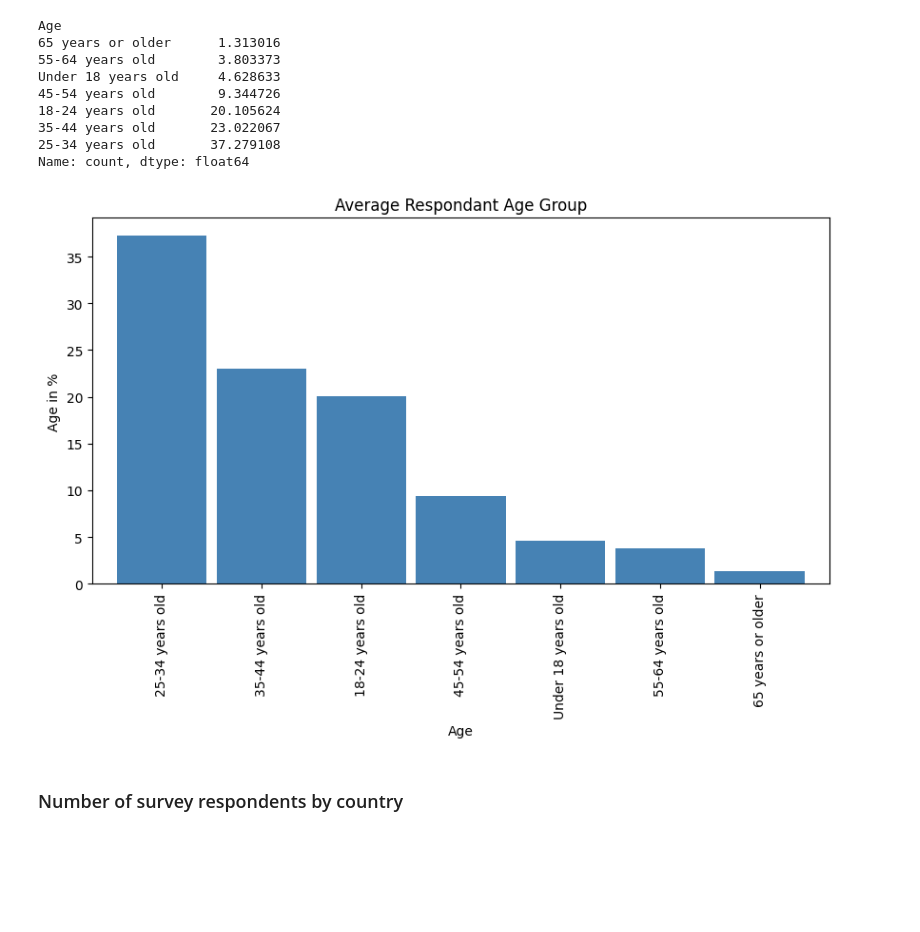
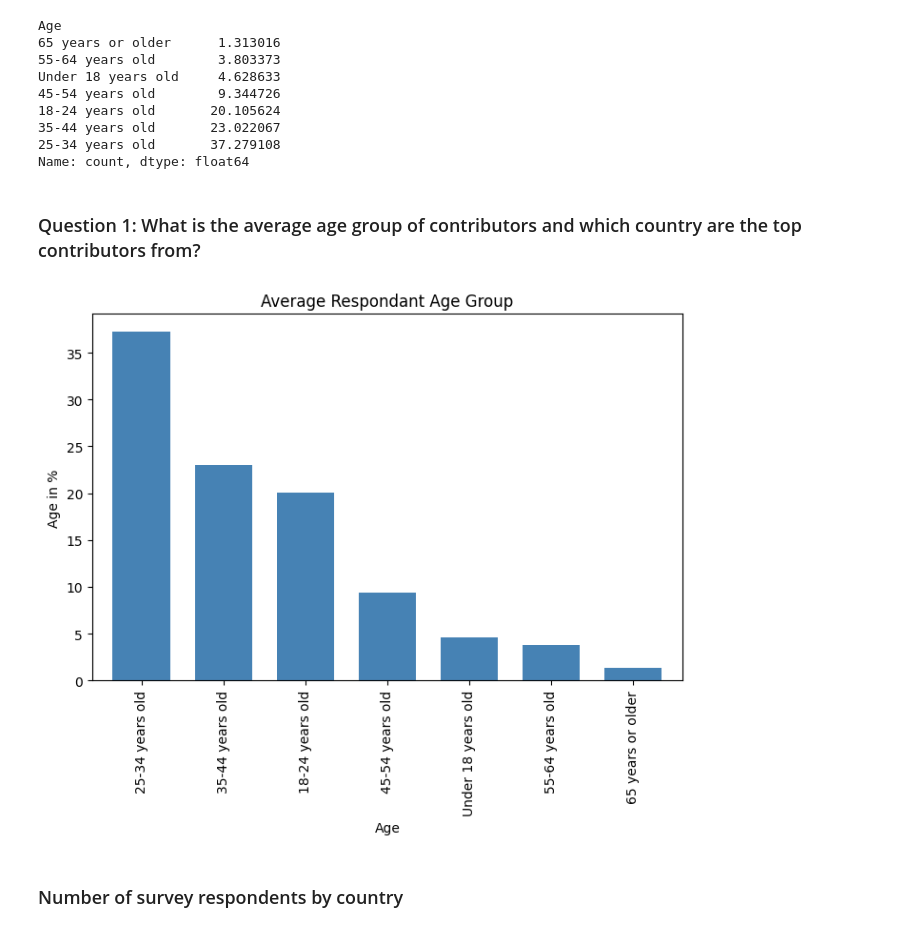
Before and after one commit to harryshoungbedji/Data_Analysis, a Jupyter notebook: Data_survey_result.ipynb, the cells around one changed output. Cells and saved outputs as stored; diff of their text form; code cells hidden in the pictures; blank space fills up the shorter version.

```diff
--- a/Data_survey_result.ipynb
+++ b/Data_survey_result.ipynb
@@ -113,13 +113,15 @@ Under 18 years old     4.628633
 35-44 years old       23.022067
 25-34 years old       37.279108
 Name: count, dtype: float64
-# %%
-plt.ylabel("Age in %")
-plt.title("Average Respondant Age Group")
-ax = age_vals_percentage.sort_values(ascending = False).plot(kind="bar",figsize=(10,5), width = .9, edgecolor=None, color="steelblue")
-plt.show()
-# %% [output]
-[figure, removed]
+# %% [markdown]
+### Question 1: What is the average age group of contributors and which country are the top contributors from?
+# %%
+plt.ylabel("Age in %")
+plt.title("Average Respondant Age Group")
+ax = age_vals_percentage.sort_values(ascending = False).plot(kind="bar",figsize=(8,5), width = .7, edgecolor=None, color="steelblue")
+plt.show()
+# %% [output]
+[figure, added]
 # %% [markdown]
 ### Number of survey respondents by country
 # %%
```
Also changed, not shown: parts of 5 cells of this notebook.
